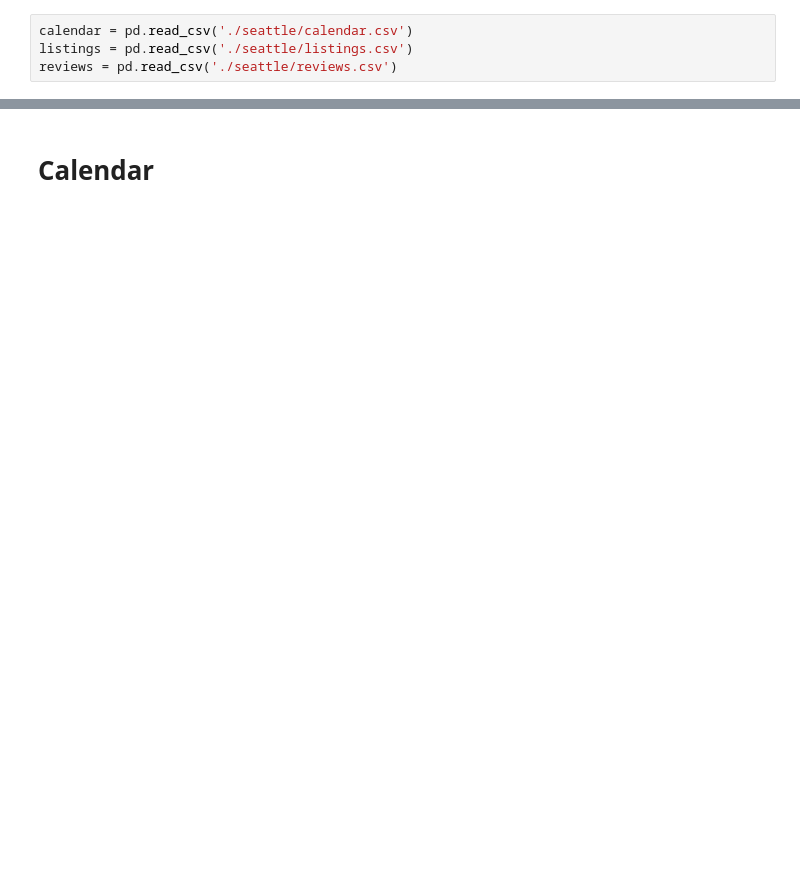
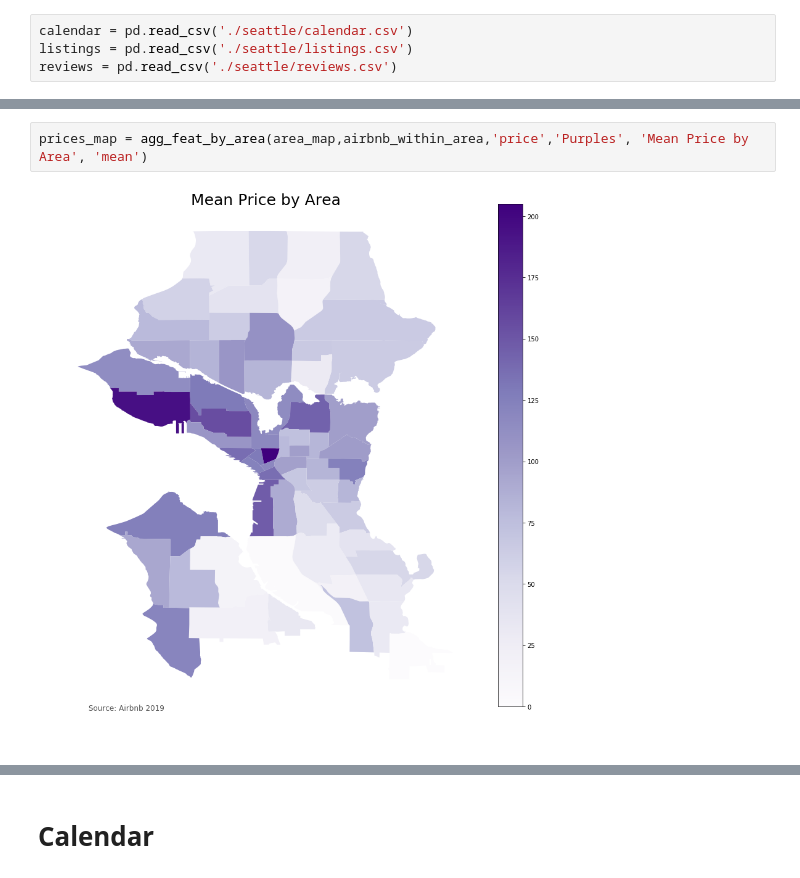
Before and after one commit to alexcbfa/AIRBNB, a Jupyter notebook: Exploratory Analysis.ipynb, the cells around one changed output, grey strips where cells are left out. Saved outputs shown, nothing was run; the diff lists cells and outputs as text; blank space fills up the shorter version.

```diff
--- a/Exploratory Analysis.ipynb
+++ b/Exploratory Analysis.ipynb
@@ -10,0 +81,4 @@ reviews = pd.read_csv('./seattle/reviews.csv')
+# %%
+prices_map = agg_feat_by_area(area_map,airbnb_within_area,'price','Purples', 'Mean Price by Area', 'mean')
+# %% [output]
+[figure, added]
```
Also changed, not shown: parts of 26 cells of this notebook, 23 other files.
